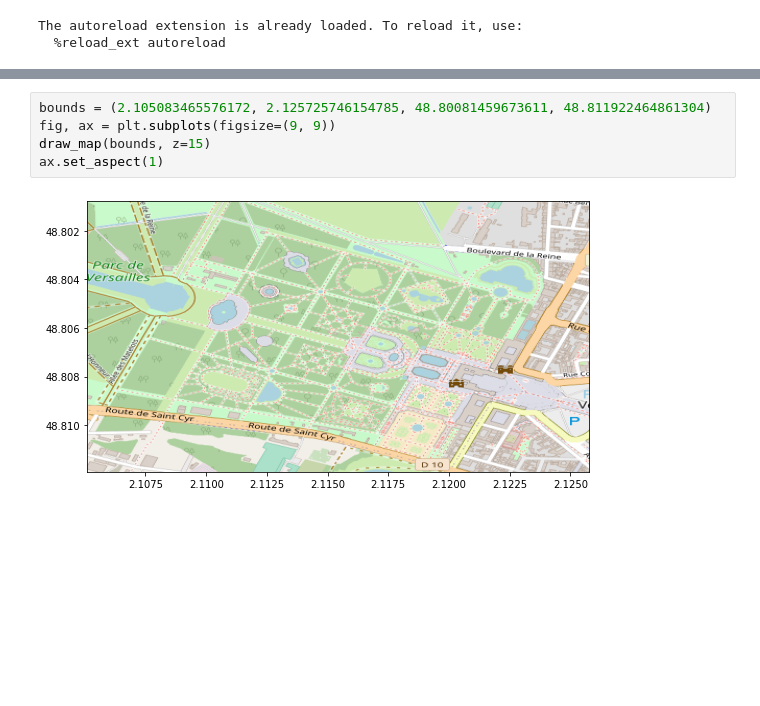
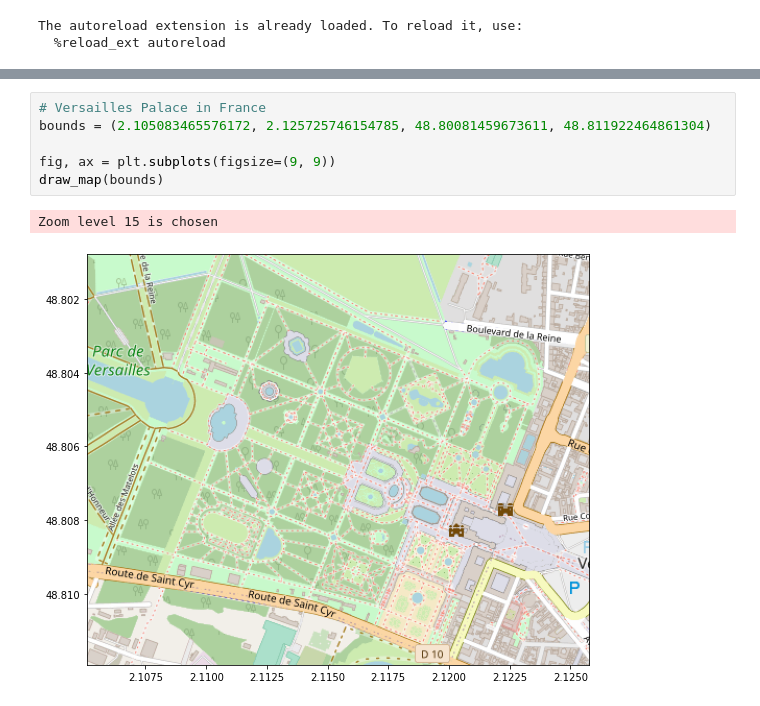
Before and after one commit to kota7/maptiles, a Jupyter notebook: example.ipynb, the cells around one changed output, grey strips where cells are left out. Cells and saved outputs as stored; diff of their text form; blank space fills up the shorter version.

Commit message:
automatic aspect adjustment

```diff
--- a/example.ipynb
+++ b/example.ipynb
@@ -34,9 +39,11 @@ Zoom level 14 is chosen
 # %%
+# Versailles Palace in France
 bounds = (2.105083465576172, 2.125725746154785, 48.80081459673611, 48.811922464861304)
+
 fig, ax = plt.subplots(figsize=(9, 9))
-draw_map(bounds, z=15)
-ax.set_aspect(1)
+draw_map(bounds)
 # %% [output]
+Zoom level 15 is chosen
-[figure, old version]
+[figure, new version]
 # %%
 # tokyo dome
```
Also changed, not shown: parts of 3 cells of this notebook, 1 other file.
